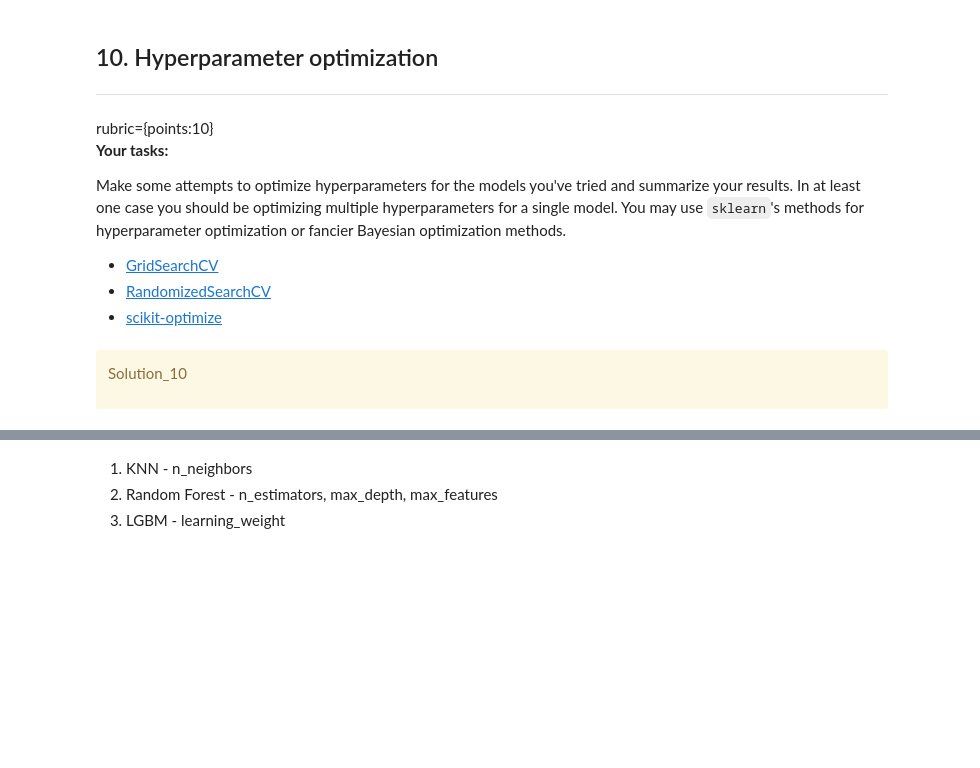
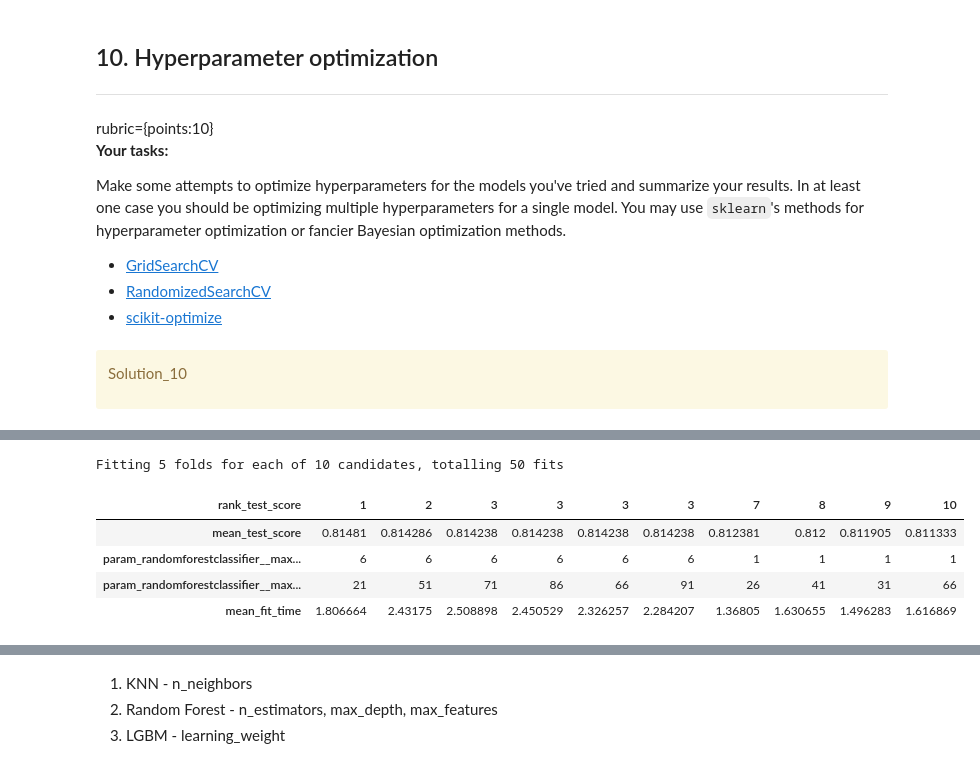
Before and after one commit to madihung/cpsc330, a Jupyter notebook: hw5-joint.ipynb, the cells around one changed output, grey strips where cells are left out. Saved outputs shown, nothing was run; the diff lists cells and outputs as text; code cells hidden in the pictures; blank space fills up the shorter version.

Commit message:
added hyperparameter optimization

```diff
--- a/hw5-joint.ipynb
+++ b/hw5-joint.ipynb
@@ -505,0 +643,21 @@ Solution_10
+# %%
+# Code adapted from lecture 8
+param_dist = {
+    "kneighborsclassifier__n_neighbors": np.arange(1, 100, 5)
+},
+
+#2. RandomSearch
+random_search = RandomizedSearchCV(
+    pipe_knn, param_dist, n_iter=10, verbose=1, n_jobs=-1, random_state=123
+)
+random_search.fit(X_train, y_train);
+
+#3. Store scores for lr on different hyperparameter
+pd.DataFrame(random_search.cv_results_)[
+    [
+        "mean_test_score",
+        "param_kneighborsclassifier__n_neighbors",
+        "mean_fit_time",
+        "rank_test_score",
+    ]
+].set_index("rank_test_score").sort_index().T
@@ -505,0 +670,31 @@ Solution_10
+# %%
+# Code adapted from lecture 8
+param_dist = {
+    "randomforestclassifier__max_features": np.arange(1, 15, 5),
+    "randomforestclassifier__max_depth": np.arange(1, 100, 5),
+
+},
+
+#2. RandomSearch
+random_search = RandomizedSearchCV(
+    pipe_rf, param_dist, n_iter=10, verbose=1, n_jobs=-1, random_state=123
+)
+random_search.fit(X_train, y_train);
+
+#3. Store scores for lr on different hyperparameter
+pd.DataFrame(random_search.cv_results_)[
+    [
+        "mean_test_score",
+        "param_randomforestclassifier__max_features",
+        "param_randomforestclassifier__max_depth",
+        "mean_fit_time",
+        "rank_test_score",
+    ]
+].set_index("rank_test_score").sort_index().T
+# %% [output]
+Fitting 5 folds for each of 10 candidates, totalling 50 fits
+| rank_test_score | 1 | 2 | 3 | 3 | 3 | 3 | 7 | 8 | 9 | 10 |
+| mean_test_score | 0.81481 | 0.814286 | 0.814238 | 0.814238 | 0.814238 | 0.814238 | 0.812381 | 0.812 | 0.811905 | 0.811333 |
+| param_randomforestclassifier__max... | 6 | 6 | 6 | 6 | 6 | 6 | 1 | 1 | 1 | 1 |
+| param_randomforestclassifier__max... | 21 | 51 | 71 | 86 | 66 | 91 | 26 | 41 | 31 | 66 |
+| mean_fit_time | 1.806664 | 2.43175 | 2.508898 | 2.450529 | 2.326257 | 2.284207 | 1.36805 | 1.630655 | 1.496283 | 1.616869 |
```
Also changed, not shown: parts of 32 cells of this notebook.
